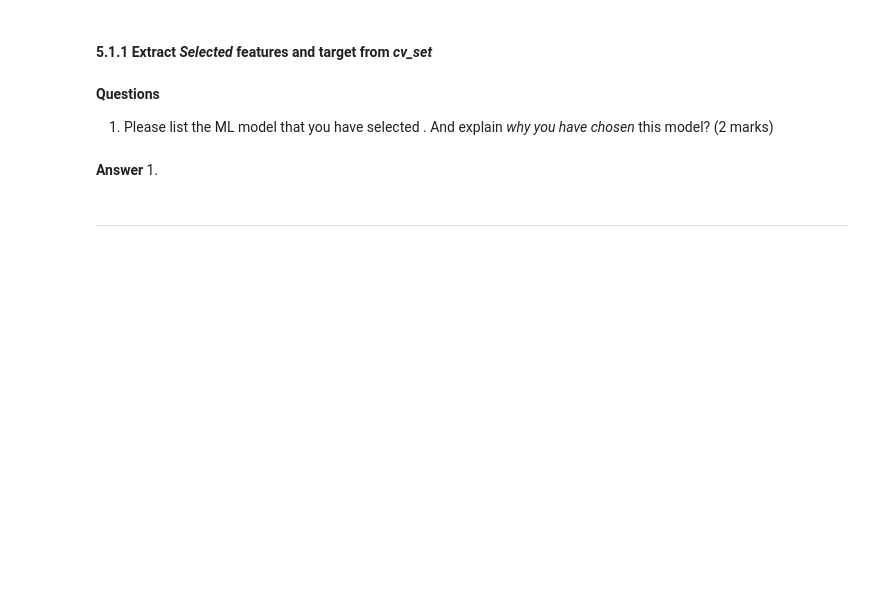
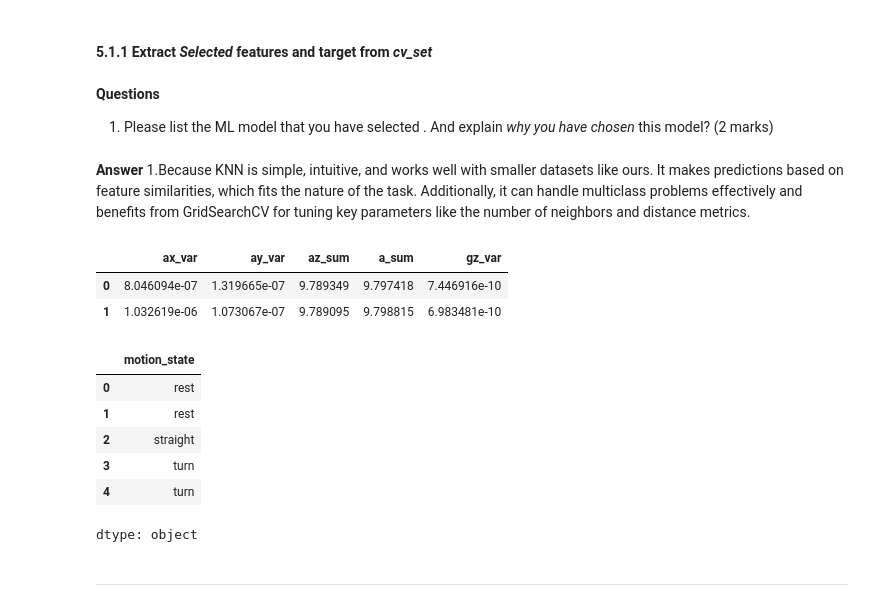
Before and after one commit to Kaushini1408/engg680_2024_fall, a Jupyter notebook: Lab_Assignment4/Assignment 4.ipynb, the cells around one changed output. Drawn from its saved outputs; the diff is of its cells as text; code cells hidden in the pictures; blank space fills up the shorter version.

```diff
--- a/Lab_Assignment4/Assignment 4.ipynb
+++ b/Lab_Assignment4/Assignment 4.ipynb
@@ -1007,16 +1007,30 @@ ___
 # %% [markdown]
 **Questions**
 1. Please list the ML model that you have selected . And explain *why you have chosen* this model? (2 marks)
-# %% [markdown]
-**Answer**
-1.
+# %% [markdown]
+**Answer**
+1.Because KNN is simple, intuitive, and works well with smaller datasets like ours. It makes predictions based on feature similarities, which fits the nature of the task. Additionally, it can handle multiclass problems effectively and benefits from GridSearchCV for tuning key parameters like the number of neighbors and distance metrics.
 # %%
 # TODO - Load group selected features from cv_set to X
-# X =
+selected_features = ['ax_var', 'ay_var', 'az_sum', 'a_sum', 'gz_var']
+X = cv_set[selected_features]
 X.head(2)
+# %% [output]
+|  | ax_var | ay_var | az_sum | a_sum | gz_var |
+| 0 | 8.046094e-07 | 1.319665e-07 | 9.789349 | 9.797418 | 7.446916e-10 |
+| 1 | 1.032619e-06 | 1.073067e-07 | 9.789095 | 9.798815 | 6.983481e-10 |
 # %%
 # TODO - Load motion_state column (target vector) into y
-# y =
+y = cv_set['motion_state']
+y.head()
+# %% [output]
+|  | motion_state |
+| 0 | rest |
+| 1 | rest |
+| 2 | straight |
+| 3 | turn |
+| 4 | turn |
+dtype: object
 # %% [markdown]
 ___
 # %% [markdown]
```
Also changed, not shown: parts of 19 cells of this notebook.
